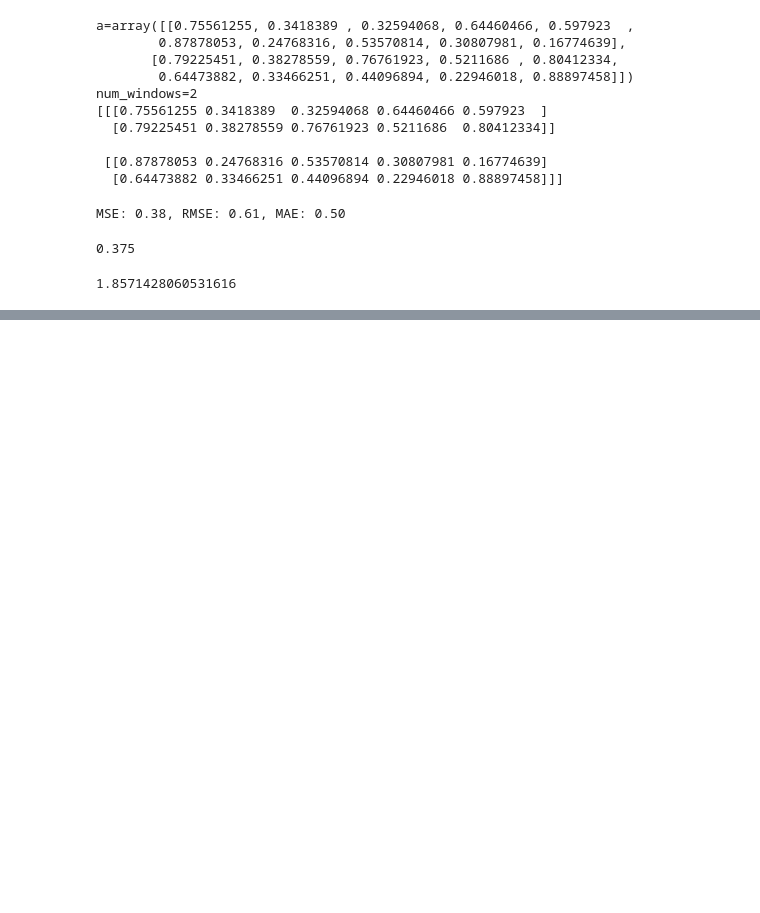
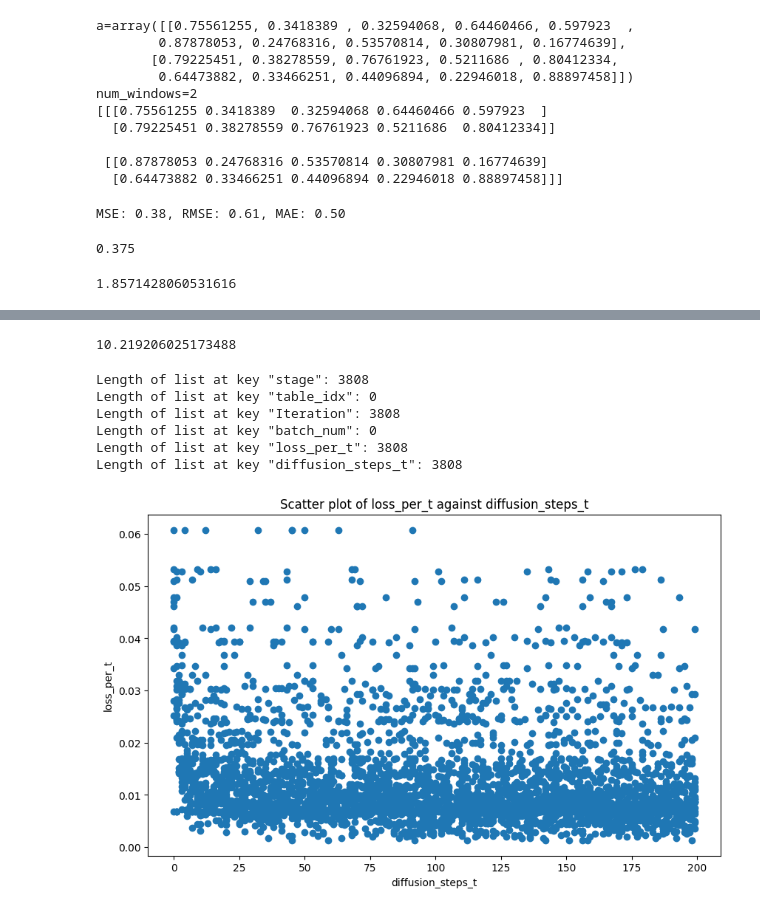
Before and after one commit to liranc6/ecg_forecasting, a Jupyter notebook: liran_project/notebooks/general.ipynb, the cells around one changed output, grey strips where cells are left out. Saved outputs shown, nothing was run; the diff lists cells and outputs as text; code cells hidden in the pictures; blank space fills up the shorter version.

```diff
--- a/liran_project/notebooks/general.ipynb
+++ b/liran_project/notebooks/general.ipynb
@@ -196,0 +390,64 @@ mae
+# %%
+import wandb
+
+# Initialize a new run
+run = wandb.init(project="my_project", name="scatter_demo")
+
+# Some example data
+x = [1, 2, 3, 4, 5]
+y = [8, 7, 4, 11, 6]
+
+# Initialize a table
+table = wandb.Table(columns=["x", "y"])
+
+# Log the data
+for i in range(len(x)):
+    wandb.log({"x": x[i], "y": y[i]})
+    table.add_data(3, y[i])
+
+# Log the table
+wandb.log({"xy_table": table})
+
+# Finish the run
+run.finish()
+# %% [output]
+10.219206025173488
+# %%
+import matplotlib.pyplot as plt
+import pandas as pd
+import json
+
+filename = \
+"/home/liranc6/ecg_forecasting/liran_project/results/icentia11k/SSSDS4/context5000_label5000/T200_beta000001_betaT002/17_59_06_07_24_ywwhgg9f/track_t_data_table.json"
+# "/home/liranc6/ecg_forecasting/liran_project/results/icentia11k/SSSDS4/context5000_label5000/T200_beta000001_betaT002/13_24_09_07_24_a6blw72n/track_t_data_table_144.json"
+# "/home/liranc6/ecg_forecasting/liran_project/results/icentia11k/SSSDS4/context5000_label5000/T200_beta000001_betaT002/13_24_09_07_24_a6blw72n/track_t_data_table_1.json"
+
+#open track_t_data_table from a file
+with open(filename, 'r') as f:
+    track_t_data_table = json.load(f)
+
+# Print the lengths of the lists in the dictionary
+for key, value in track_t_data_table.items():
+    print(f'Length of list at key "{key}": {len(value)}')
+
+# Remove keys with lists of size 0
+track_t_data_table = {k: v for k, v in track_t_data_table.items() if len(v) != 0}
+
+# Convert dictionary to DataFrame
+df = pd.DataFrame(track_t_data_table)
+
+# Create scatter plot
+plt.figure(figsize=(10, 6))
+plt.scatter(df['diffusion_steps_t'], df['loss_per_t'])
+plt.xlabel('diffusion_steps_t')
+plt.ylabel('loss_per_t')
+plt.title('Scatter plot of loss_per_t against diffusion_steps_t')
+plt.show()
+# %% [output]
+Length of list at key "stage": 3808
+Length of list at key "table_idx": 0
+Length of list at key "Iteration": 3808
+Length of list at key "batch_num": 0
+Length of list at key "loss_per_t": 3808
+Length of list at key "diffusion_steps_t": 3808
+[figure, added]
```
Also changed, not shown: parts of 12 cells of this notebook, 6 other files.
